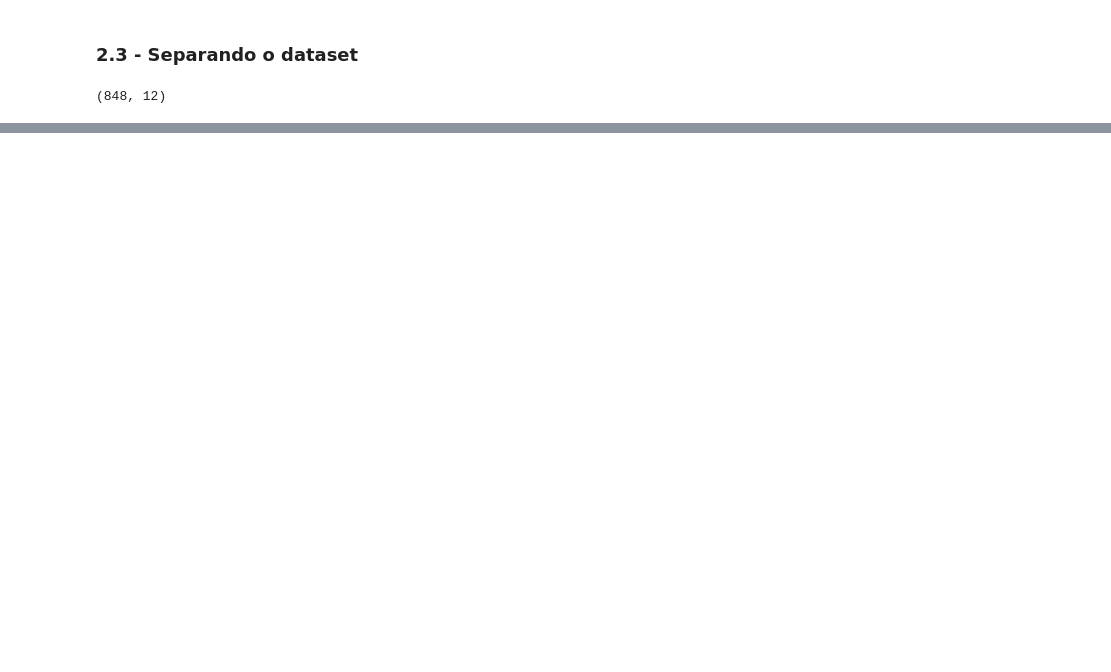
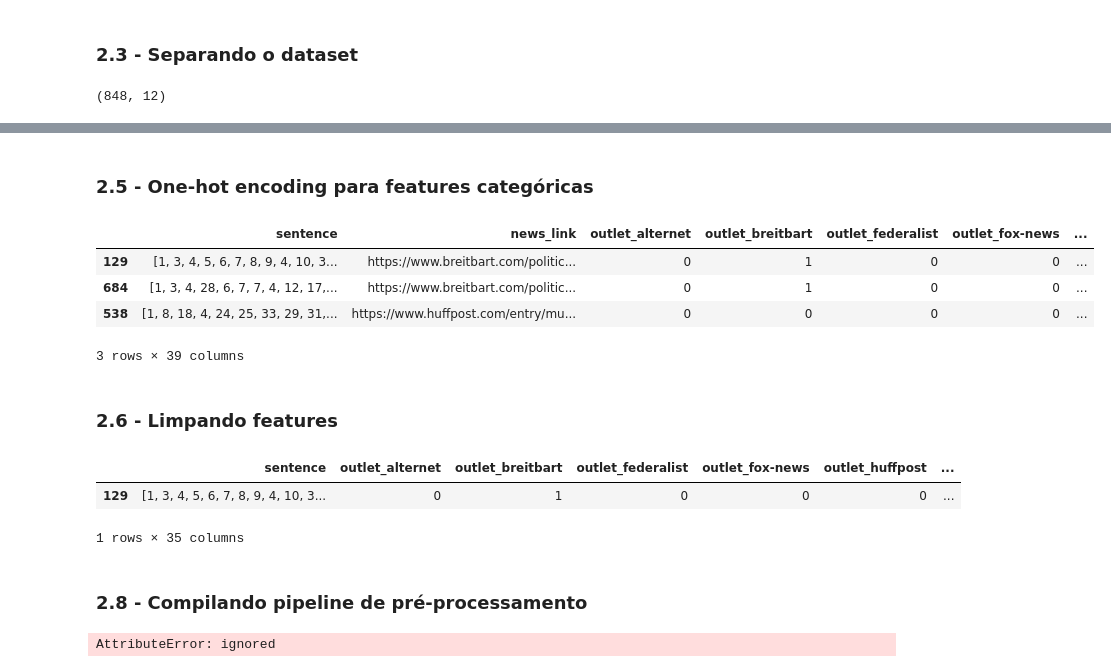
Before and after one commit to RuasGAR/text-bias-detection, a Jupyter notebook: code/network.ipynb, the cells around one changed output, grey strips where cells are left out. Saved outputs shown, nothing was run; the diff lists cells and outputs as text; code cells hidden in the pictures; blank space fills up the shorter version.

```diff
--- a/code/network.ipynb
+++ b/code/network.ipynb
@@ -229,0 +283,22 @@ train_df_copy.head()
+# %% [markdown]
+### 2.5 - One-hot encoding para features categóricas
+# %%
+def cats_to_one_hot(data,column_names):
+  for col in column_names:
+    df_encoded = pd.get_dummies(df[col], prefix=col)
+    cat_col_index = data.columns.get_loc(col)
+    data = pd.concat([data.iloc[:,:cat_col_index], df_encoded, data.iloc[:,cat_col_index+1:]],axis=1)
+
+
+  return data
+# %%
+train_df_copy = cats_to_one_hot(train_df_copy, column_names=['topic','outlet','type','Label_bias','Label_opinion'])
+train_df_copy.head(3)
+# %% [output]
+|  | sentence | news_link | outlet_alternet | outlet_breitbart | outlet_federalist | outlet_fox-news | ... |
+| 129 | [1, 3, 4, 5, 6, 7, 8, 9, 4, 10, 3... | https://www.breitbart.com/politic... | 0 | 1 | 0 | 0 | ... |
+| 684 | [1, 3, 4, 28, 6, 7, 7, 4, 12, 17,... | https://www.breitbart.com/politic... | 0 | 1 | 0 | 0 | ... |
+| 538 | [1, 8, 18, 4, 24, 25, 33, 29, 31,... | https://www.huffpost.com/entry/mu... | 0 | 0 | 0 | 0 | ... |
+3 rows × 39 columns
+# %% [markdown]
+### 2.6 - Limpando features
@@ -229,0 +308,9 @@ train_df_copy.head()
+# %%
+train_df_copy = drop_columns(train_df_copy,column_names=['news_link','group_id','article','full_article'])
+train_df_copy.head(1)
+# %% [output]
+|  | sentence | outlet_alternet | outlet_breitbart | outlet_federalist | outlet_fox-news | outlet_huffpost | ... |
+| 129 | [1, 3, 4, 5, 6, 7, 8, 9, 4, 10, 3... | 0 | 1 | 0 | 0 | 0 | ... |
+1 rows × 35 columns
+# %% [markdown]
+### 2.8 - Compilando pipeline de pré-processamento
@@ -229,0 +350,4 @@ train_df_copy.head()
+# %%
+data = preprocess(df.copy())
+# %% [output]
+AttributeError: ignored
```
Also changed, not shown: parts of 28 cells of this notebook.
